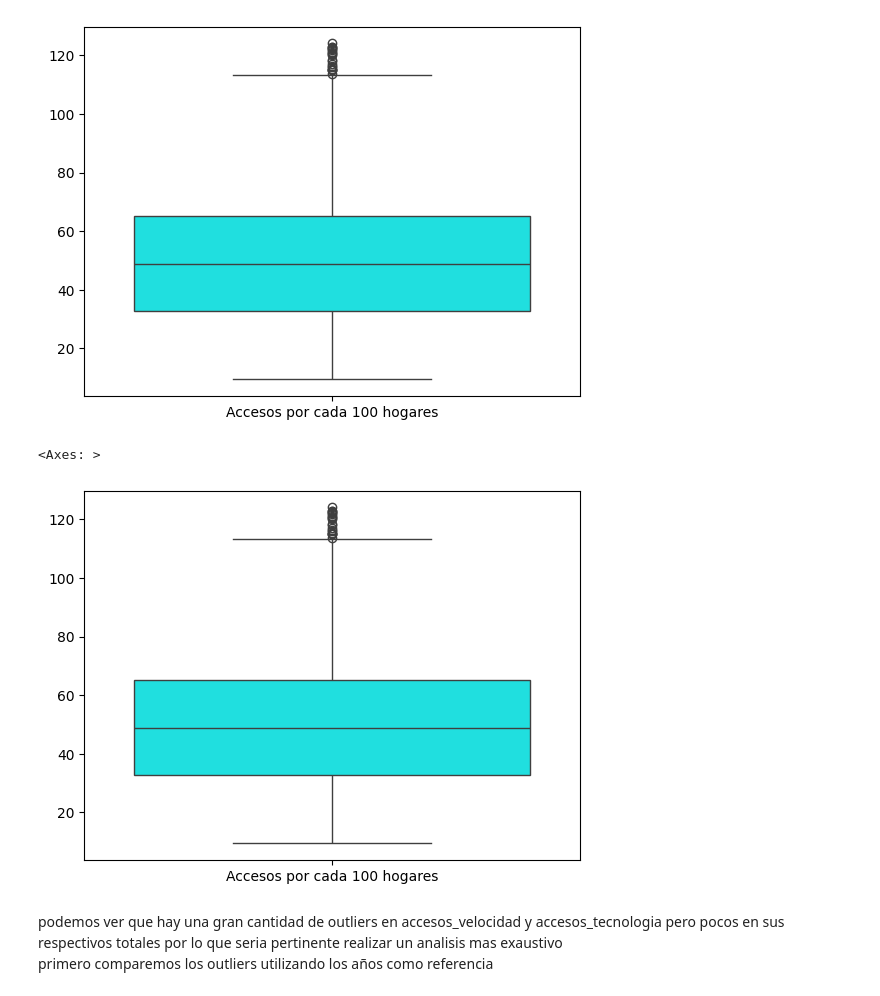
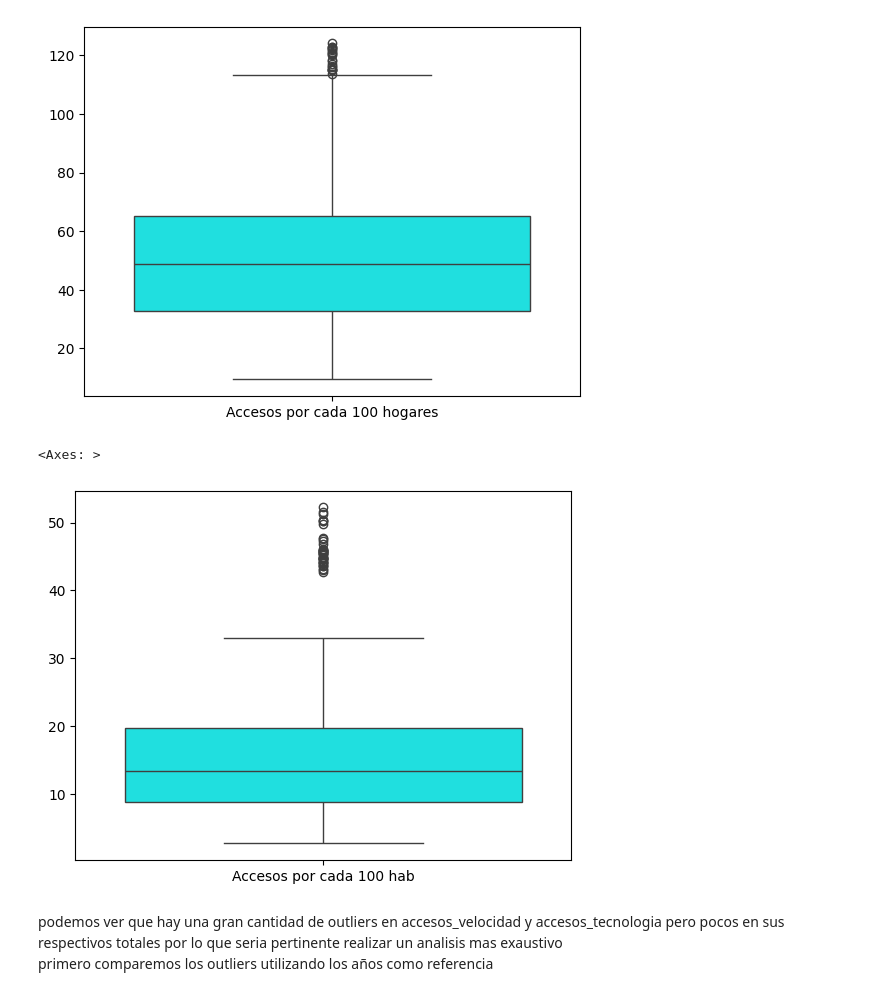
Before and after one commit to Miguel-David-Llanos-Lopez/PI-2-henry, a Jupyter notebook: notebooks/EDA.ipynb, the cells around one changed output. Saved outputs shown, nothing was run; the diff lists cells and outputs as text; code cells hidden in the pictures.

```diff
--- a/notebooks/EDA.ipynb
+++ b/notebooks/EDA.ipynb
@@ -130,10 +130,10 @@ sns.boxplot(penetracion_hogares.drop(columns=['Año', 'Trimestre']), color='cyan
 <Axes: >
 [figure]
 # %%
-sns.boxplot(penetracion_hogares.drop(columns=['Año', 'Trimestre']), color='cyan')
+sns.boxplot(penetracion_poblacion.drop(columns=['Año', 'Trimestre']), color='cyan')
 # %% [output]
 <Axes: >
-[figure, old version]
+[figure, new version]
 # %% [markdown]
 podemos ver que hay una gran cantidad de outliers en accesos_velocidad y accesos_tecnologia pero pocos en sus respectivos totales por lo que seria pertinente realizar un analisis mas exaustivo <br>
 primero comparemos los outliers utilizando los años como referencia
```
Also changed, not shown: parts of 11 cells of this notebook, 2 other files.
